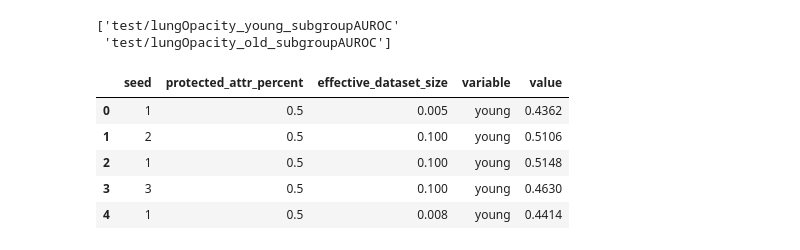
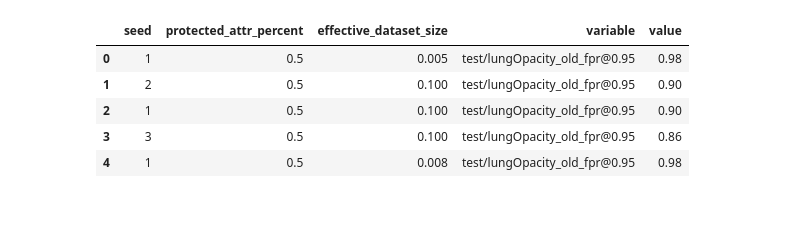
Before and after one commit to JohannesGetzner/fair-uad-with-dp, a Jupyter notebook: src/logs_persist/2023-09-16 11:14:45-FAE-rsna-age-bs512-dss-DP/custom_plot.ipynb, the cells around one changed output. Drawn from its saved outputs; the diff is of its cells as text; code cells hidden in the pictures; blank space fills up the shorter version.

```diff
--- a/src/logs_persist/2023-09-16 11:14:45-FAE-rsna-age-bs512-dss-DP/custom_plot.ipynb
+++ b/src/logs_persist/2023-09-16 11:14:45-FAE-rsna-age-bs512-dss-DP/custom_plot.ipynb
@@ -9,3 +11,18 @@ import os
+# %%
+PV = "age"
+if PV == "age":
+    groups = ["old", "young"]
+else:
+    groups = ["male", "female"]
+metrics = [
+    (f"test/lungOpacity_{groups[0]}_fpr@0.95", f"test/lungOpacity_{groups[1]}_fpr@0.95", "fpr@0.95tpr"),
+    (f"test/lungOpacity_{groups[0]}_tpr@0.05", f"test/lungOpacity_{groups[1]}_tpr@0.05", "tpr@0.05fpr"),
+    (f"test/lungOpacity_{groups[0]}_anomaly_score", f"test/lungOpacity_{groups[1]}_anomaly_score", "anomaly score"),
+    (f"test/lungOpacity_{groups[0]}_AUROC", f"test/lungOpacity_{groups[1]}_AUROC", "AUROC"),
+    (f"test/lungOpacity_{groups[0]}_subgroupAUROC", f"test/lungOpacity_{groups[1]}_subgroupAUROC", "subgroupAUROC"),
+    (f"test/lungOpacity_{groups[0]}_AP", f"test/lungOpacity_{groups[1]}_AP", "AP")
+]
+metrics_unwrapped = [item for sublist in [m[0:2] for m in metrics] for item in sublist]
 # %%
 def load_csvs_into_df(dir):
     dirs = [os.path.join(dir,d) for d in os.listdir(dir) if os.path.isdir(os.path.join(dir,d))]
@@ -20,3 +37,13 @@ def load_csvs_into_df(dir):
     return df
 # %%
 df = load_csvs_into_df('./')
+df = df[['seed','effective_dataset_size',*metrics_unwrapped,'protected_attr_percent']]
+df = pd.melt(df, id_vars=['seed','protected_attr_percent','effective_dataset_size'])
+df.head()
+# %% [output]
+|  | seed | protected_attr_percent | effective_dataset_size | variable | value |
+| 0 | 1 | 0.5 | 0.005 | test/lungOpacity_old_fpr@0.95 | 0.98 |
+| 1 | 2 | 0.5 | 0.100 | test/lungOpacity_old_fpr@0.95 | 0.90 |
+| 2 | 1 | 0.5 | 0.100 | test/lungOpacity_old_fpr@0.95 | 0.90 |
+| 3 | 3 | 0.5 | 0.100 | test/lungOpacity_old_fpr@0.95 | 0.86 |
+| 4 | 1 | 0.5 | 0.008 | test/lungOpacity_old_fpr@0.95 | 0.98 |
@@ -28,16 +50 @@ df = pd.melt(df, id_vars=['seed','protected_attr_percent','effective_dataset_siz
-# %%
-# replace variable names
-print(df.variable.unique())
-df.variable = df.variable.str.replace('test/lungOpacity_young_subgroupAUROC','young')
-df.variable = df.variable.str.replace('test/lungOpacity_old_subgroupAUROC','old')
-df.head()
-# %% [output]
-['test/lungOpacity_young_subgroupAUROC'
- 'test/lungOpacity_old_subgroupAUROC']
-|  | seed | protected_attr_percent | effective_dataset_size | variable | value |
-| 0 | 1 | 0.5 | 0.005 | young | 0.4362 |
-| 1 | 2 | 0.5 | 0.100 | young | 0.5106 |
-| 2 | 1 | 0.5 | 0.100 | young | 0.5148 |
-| 3 | 3 | 0.5 | 0.100 | young | 0.4630 |
-| 4 | 1 | 0.5 | 0.008 | young | 0.4414 |
 # %%
```
Also changed, not shown: parts of 10 cells of this notebook, 1 other file.
